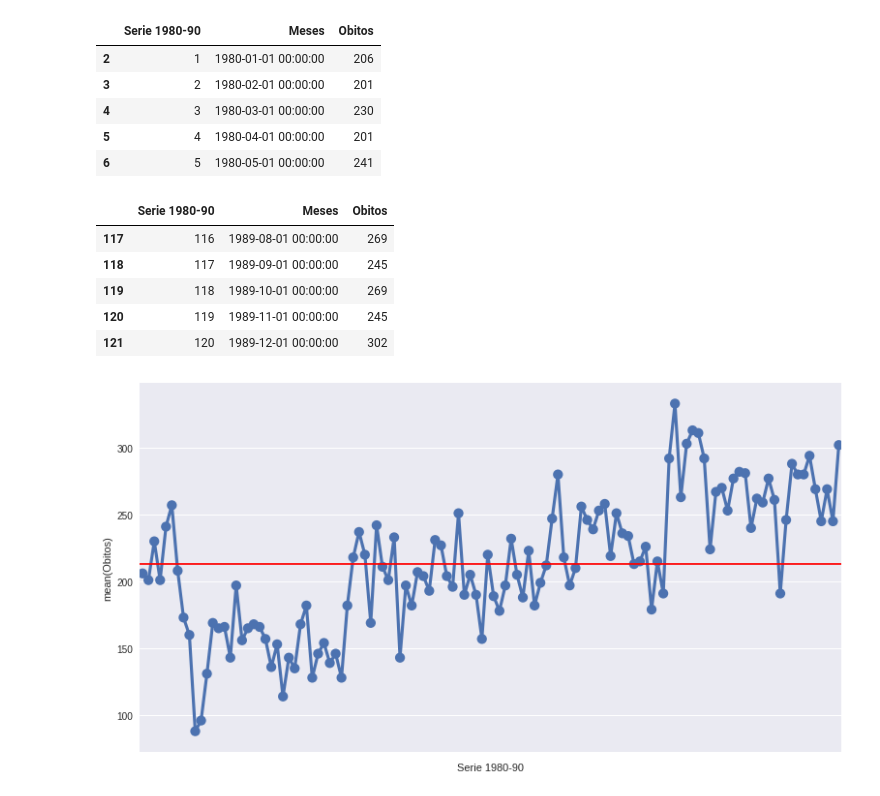
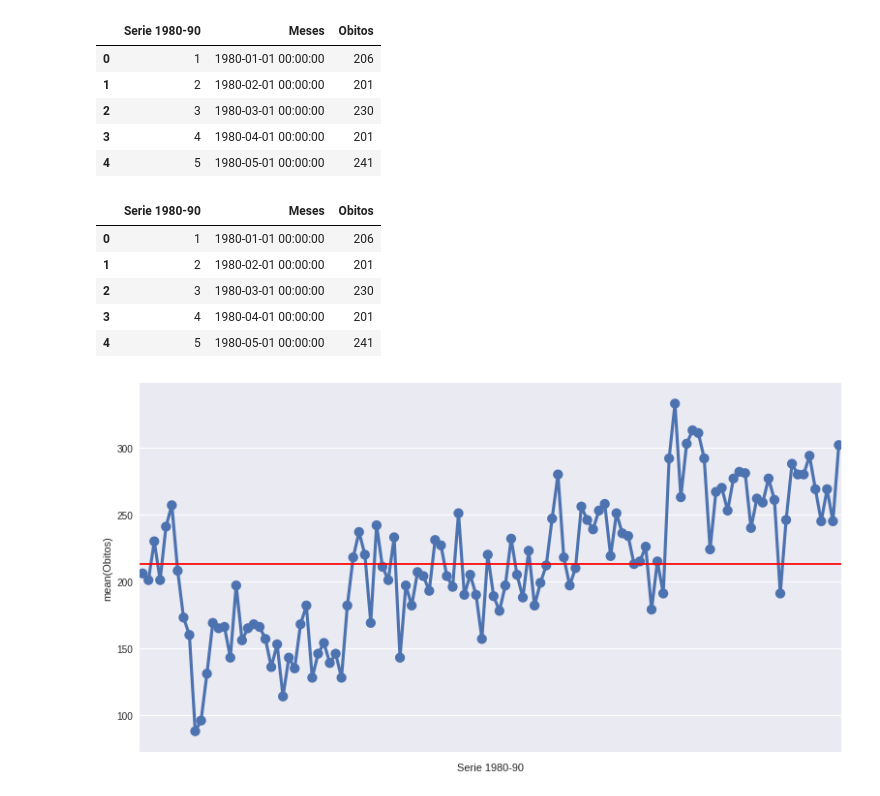
Before and after one commit to carvalheirafc/deep_learning_stuff, a Jupyter notebook: statistical_analysis/car_crashes/crashes_temporalseries.ipynb, the cells around one changed output. Drawn from its saved outputs; the diff is of its cells as text; code cells hidden in the pictures.

```diff
--- a/statistical_analysis/car_crashes/crashes_temporalseries.ipynb
+++ b/statistical_analysis/car_crashes/crashes_temporalseries.ipynb
@@ -12,26 +14,27 @@ acidentes = acidentes.dropna()
 acidentes.columns = ['Serie 1980-90','Meses','Obitos']
 
 acidentes.drop(acidentes.index[:1], inplace=True)
+acidentes.index = acidentes.index - 2
 acidentes.head()
 # %% [output]
 |  | Serie 1980-90 | Meses | Obitos |
-| 2 | 1 | 1980-01-01 00:00:00 | 206 |
-| 3 | 2 | 1980-02-01 00:00:00 | 201 |
-| 4 | 3 | 1980-03-01 00:00:00 | 230 |
-| 5 | 4 | 1980-04-01 00:00:00 | 201 |
-| 6 | 5 | 1980-05-01 00:00:00 | 241 |
+| 0 | 1 | 1980-01-01 00:00:00 | 206 |
+| 1 | 2 | 1980-02-01 00:00:00 | 201 |
+| 2 | 3 | 1980-03-01 00:00:00 | 230 |
+| 3 | 4 | 1980-04-01 00:00:00 | 201 |
+| 4 | 5 | 1980-05-01 00:00:00 | 241 |
 # %%
 acidentes['Obitos'] = pd.to_numeric(acidentes['Obitos'])
 acidentes['Serie 1980-90'] = pd.to_numeric(acidentes['Serie 1980-90'])
 
-acidentes.tail()
+acidentes.head()
 # %% [output]
 |  | Serie 1980-90 | Meses | Obitos |
-| 117 | 116 | 1989-08-01 00:00:00 | 269 |
-| 118 | 117 | 1989-09-01 00:00:00 | 245 |
-| 119 | 118 | 1989-10-01 00:00:00 | 269 |
-| 120 | 119 | 1989-11-01 00:00:00 | 245 |
-| 121 | 120 | 1989-12-01 00:00:00 | 302 |
+| 0 | 1 | 1980-01-01 00:00:00 | 206 |
+| 1 | 2 | 1980-02-01 00:00:00 | 201 |
+| 2 | 3 | 1980-03-01 00:00:00 | 230 |
+| 3 | 4 | 1980-04-01 00:00:00 | 201 |
+| 4 | 5 | 1980-05-01 00:00:00 | 241 |
 # %%
 fig, ax = plt.subplots(figsize=(13,7))
 ax = sns.pointplot(x='Serie 1980-90', y='Obitos', data=acidentes)
```
Also changed, not shown: parts of 8 cells of this notebook.
